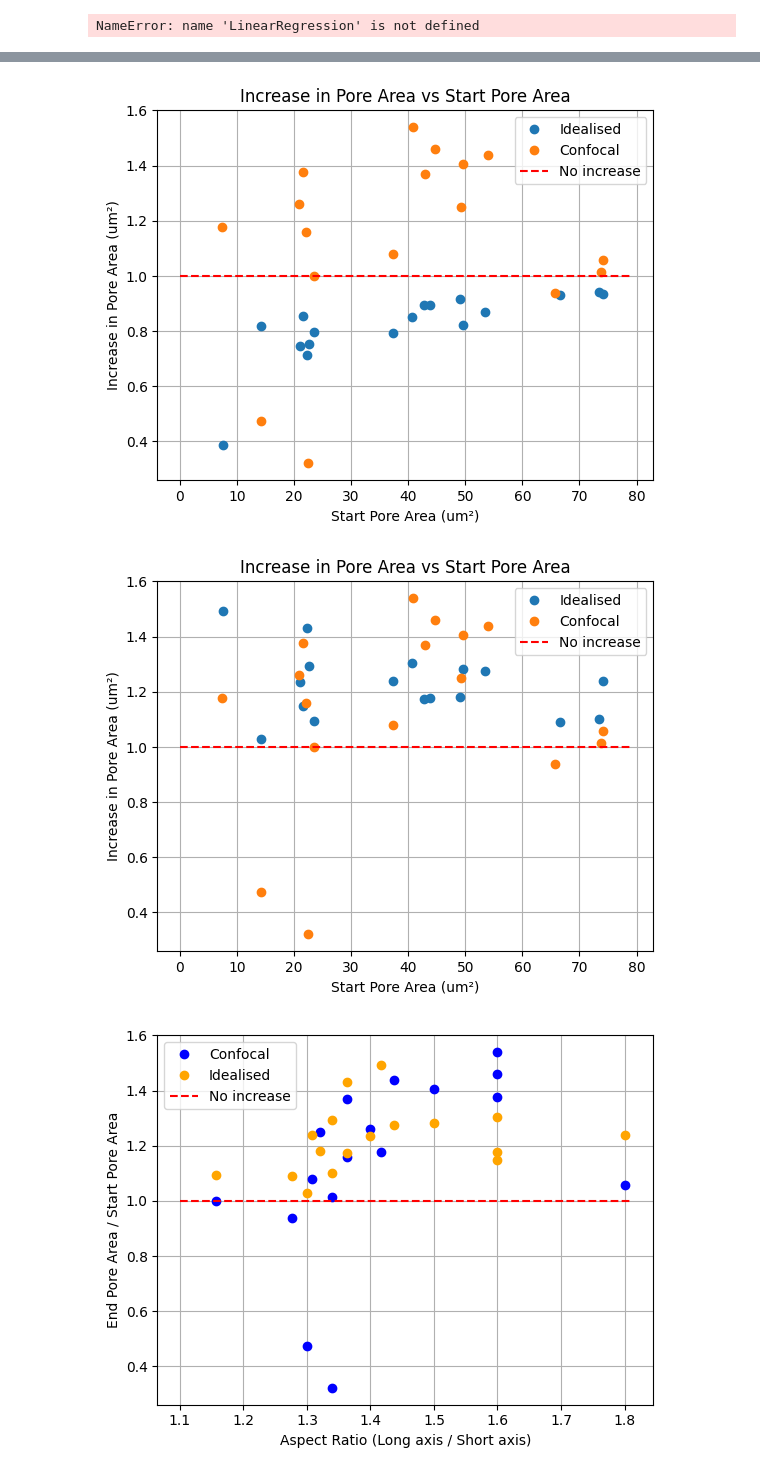
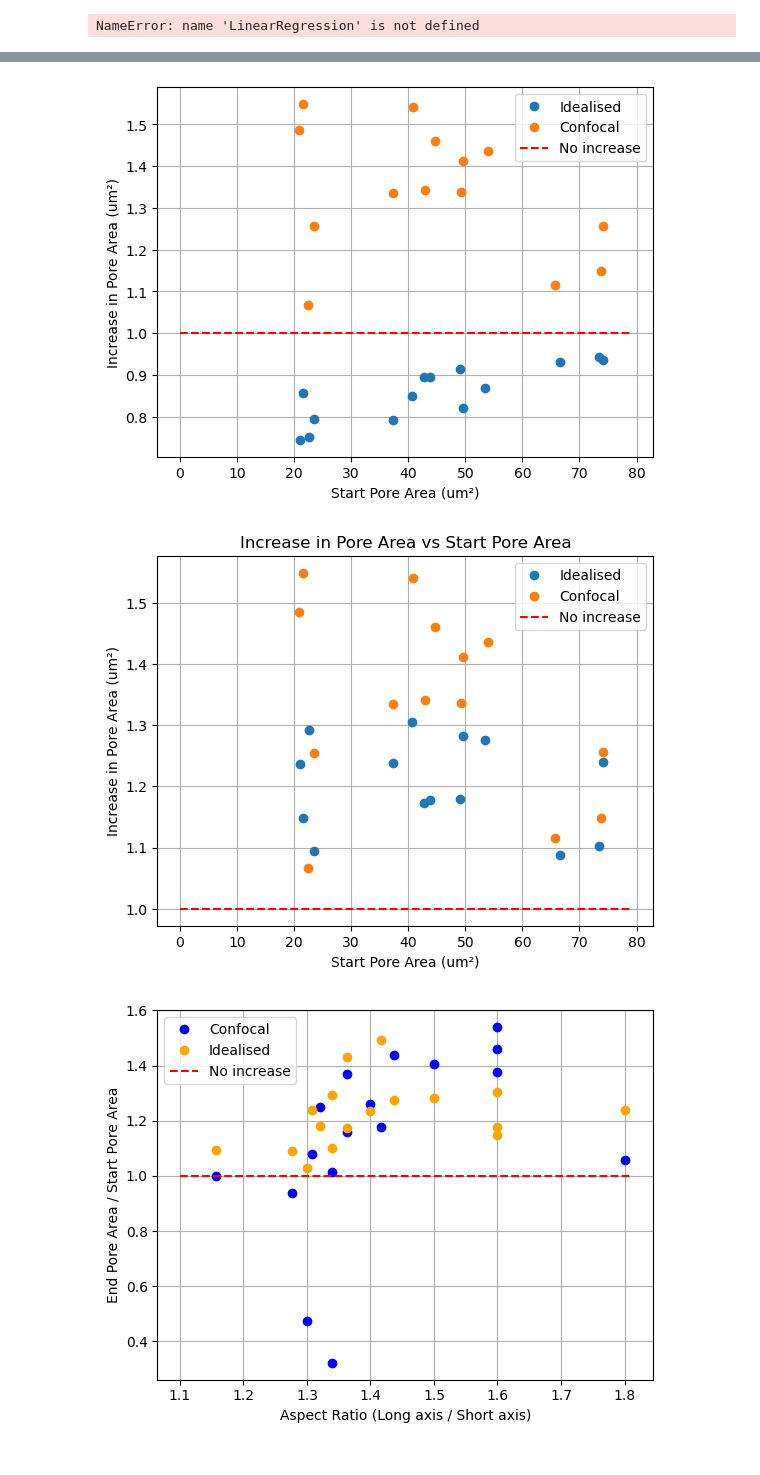
Before and after one commit to mtomtom/onion-stomatal-geometry, a Jupyter notebook: output/results.ipynb, the cells around one changed output, grey strips where cells are left out. Drawn from its saved outputs; the diff is of its cells as text; code cells hidden in the pictures.

```diff
--- a/output/results.ipynb
+++ b/output/results.ipynb
@@ -1054,3 +1054,18 @@ plt.savefig("volume_vs_pore_area_with_fit.png", dpi=300)
 plt.show()
 # %% [output]
 NameError: name 'LinearRegression' is not defined
+# %%
+## Create a mask to filter out the confocal data for which the pore length is less than a predetermined proportion of the stomata length
+
+stomata_length = [43, 40,40.5, 48.2, 45.2, 40.3, 37, 39.6, 37.5, 36, 40, 42.1, 41.6, 40.6, 40.5, 45.5, 41]
+pore_length = [13.1, 12.6, 13.6, 13.6, 16.6, 14.0, 12.2, 14.7, 10.8, 6.8, 13.0, 8.7, 11.2, 6.7, 11.9, 14.3, 11.3]
+
+pore_proportion = [p / s for p, s in zip(pore_length, stomata_length)]
+
+plt.plot(pore_proportion, 'o')
+plt.show()
+
+## Based on this plot, let's take a threshold of 0.25
+
+threshold = 0.25
+prop_mask = [p > threshold for p in pore_proportion]
@@ -1097,41 +1116,50 @@ import numpy as np
 line_of_0_x = np.arange(0,80)
 line_of_0_y = np.ones(len(line_of_0_x))
 
-plt.plot(idealised_start_area, idealised_increase, 'o', label = "Idealised")
-plt.plot(confocal_start_area, confocal_increase, 'o', label = "Confocal")
+# Convert lists to NumPy arrays to allow boolean masking
+idealised_start_area_np = np.array(idealised_start_area)
+idealised_increase_np = np.array(idealised_increase)
+confocal_start_area_np = np.array(confocal_start_area)
+confocal_increase_np = np.array(confocal_increase)
+prop_mask_np = np.array(prop_mask)
+
+line_of_0_x = np.arange(0,80)
+line_of_0_y = np.ones(len(line_of_0_x))
+
+plt.plot(idealised_start_area_np[prop_mask_np], idealised_increase_np[prop_mask_np], 'o', label = "Idealised")
+plt.plot(confocal_start_area_np[prop_mask_np], confocal_increase_np[prop_mask_np], 'o', label = "Confocal")
 plt.plot(line_of_0_x, line_of_0_y, 'r--', label='No increase')  # Horizontal line at y=1
 plt.xlabel('Start Pore Area (um²)')
 plt.ylabel('Increase in Pore Area (um²)')
-plt.title('Increase in Pore Area vs Start Pore Area')
 plt.legend()
 plt.grid(True)
 plt.savefig("pore_area_equal.png", dpi=300)
 plt.show()
 
 idealised_increase = [idealised_end_area[i] / idealised_start_area[i] for i in range(len(idealised_start_area))]
 confocal_increase = [confocal_end_area[i] / confocal_start_area[i] for i in range(len(confocal_start_area))]
 idealised_increase_np = np.array(idealised_increase)
 confocal_increase_np = np.array(confocal_increase)
 
 import matplotlib.pyplot as plt
 import numpy as np
 
 line_of_0_x = np.arange(0,80)
 line_of_0_y = np.ones(len(line_of_0_x))
 
-plt.plot(idealised_start_area, idealised_increase, 'o', label = "Idealised")
-plt.plot(confocal_start_area, confocal_increase, 'o', label = "Confocal")
+plt.plot(idealised_start_area_np[prop_mask_np], idealised_increase_np[prop_mask_np], 'o', label = "Idealised")
+plt.plot(confocal_start_area_np[prop_mask_np], confocal_increase_np[prop_mask_np], 'o', label = "Confocal")
 plt.plot(line_of_0_x, line_of_0_y, 'r--', label='No increase')  # Horizontal line at y=1
 plt.xlabel('Start Pore Area (um²)')
 plt.ylabel('Increase in Pore Area (um²)')
-plt.title('Increase in Pore Area vs Start Pore Area')
+#plt.title('Increase in Pore Area vs Start Pore Area')
 plt.legend()
 plt.grid(True)
 plt.savefig("pore_area_idealised.png", dpi=300)
 plt.show()
 # %% [output]
-[figure, old version]
+[figure, new version]
-[figure, old version]
+[figure, new version]
 # %%
 ## Let's plot end pore area / start pore area against aspect ratio
 
```
Also changed, not shown: parts of 2 cells of this notebook.
